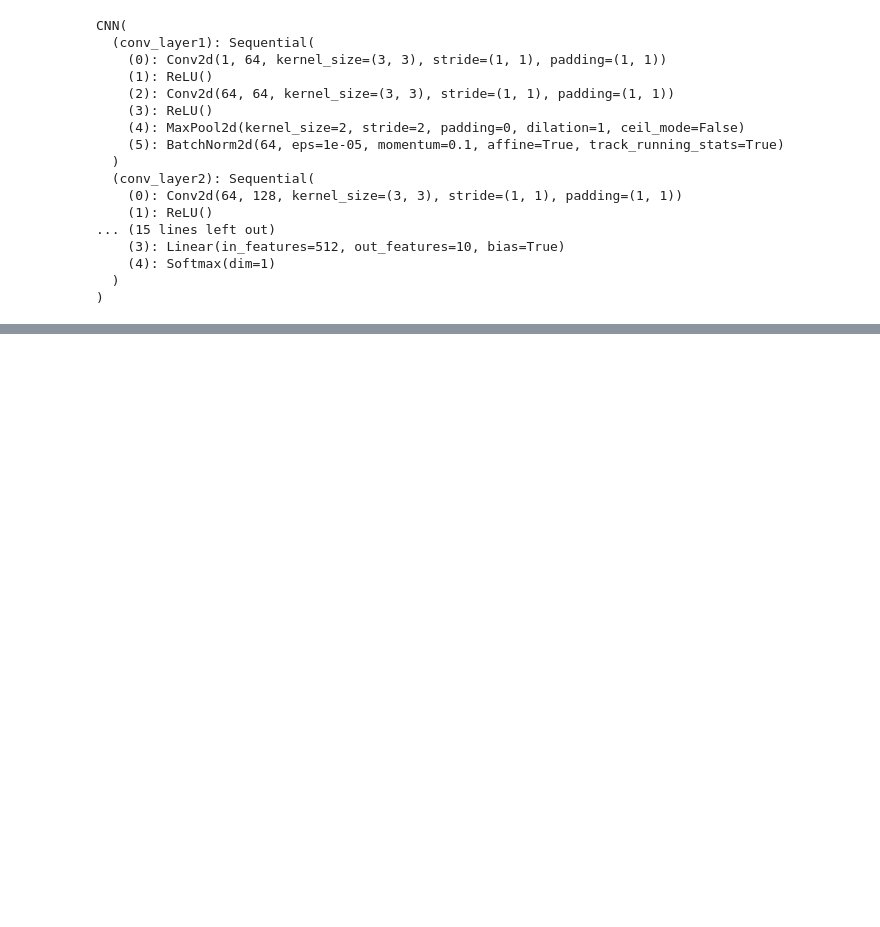
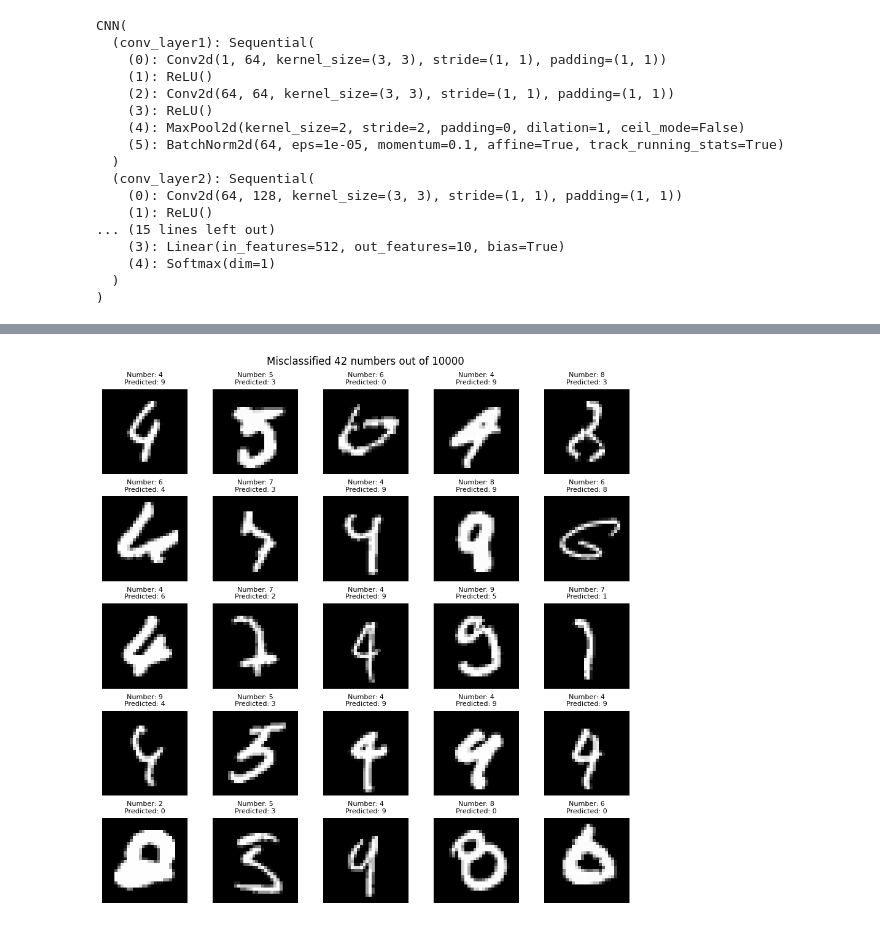
Before and after one commit to Yolonek/MachineLearningApplications, a Jupyter notebook: CNN/2.2-MNISTClassification.ipynb, the cells around one changed output, grey strips where cells are left out. Cells and saved outputs as stored; diff of their text form; code cells hidden in the pictures; blank space fills up the shorter version.

```diff
--- a/CNN/2.2-MNISTClassification.ipynb
+++ b/CNN/2.2-MNISTClassification.ipynb
@@ -247,0 +229,24 @@ with plt.style.context('cyberpunk'):
+# %%
+miss_test_loader = DataLoader(
+    test_data, batch_size=len(test_data), pin_memory=True, num_workers=CPU_COUNT, shuffle=False
+)
+modelCNN.eval()
+with torch.inference_mode():
+    batch, y_labels = next(iter(miss_test_loader))
+    y_preds = modelCNN(batch.to(device)).cpu().argmax(dim=1)
+    y_eq = torch.eq(y_labels, y_preds)
+    misclassified_y_idx = [idx for idx, is_equal in enumerate(y_eq) if not is_equal]
+# %%
+figure, axes = plt.subplots(5, 5, layout='constrained', figsize=(9, 9))
+for index, axes in enumerate(figure.axes):
+    try:
+        mis_y_idx = misclassified_y_idx[index]
+        axes.imshow(batch[mis_y_idx].squeeze(), cmap='gray')
+        title = f'Number: {y_labels[mis_y_idx].item()}\nPredicted: {y_preds[mis_y_idx].item()}'
+        axes.set_title(title, fontsize=8)
+    except IndexError:
+        pass
+    axes.axis(False)
+figure.suptitle(f'Misclassified {len(misclassified_y_idx)} numbers out of {len(batch)}');
+# %% [output]
+[figure, added]
```
Also changed, not shown: parts of 11 cells of this notebook.
